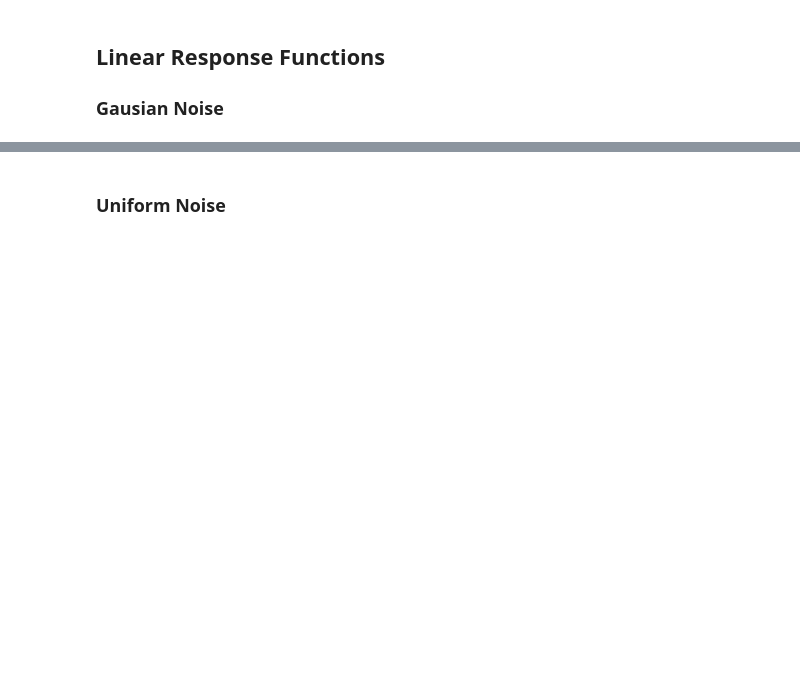
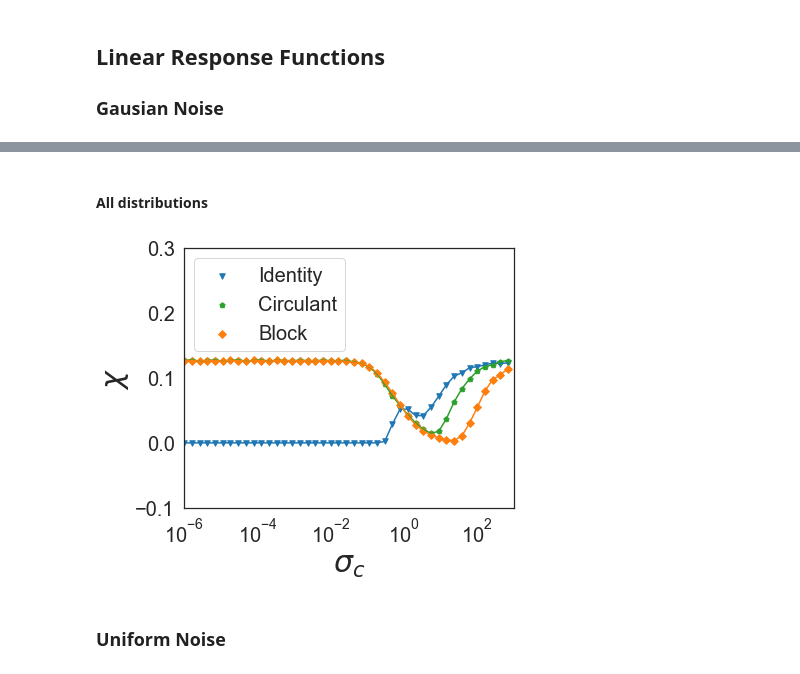
Before and after one commit to Emergent-Behaviors-in-Biology/typical-random-ecosystems, a Jupyter notebook: Plot_paper.ipynb, the cells around one changed output, grey strips where cells are left out. Cells and saved outputs as stored; diff of their text form; code cells hidden in the pictures; blank space fills up the shorter version.

```diff
--- a/Plot_paper.ipynb
+++ b/Plot_paper.ipynb
@@ -614,3 +615,50 @@ for j in range(3):
+# %% [markdown]
+#### All distributions
+# %%
+Identity = pd.read_csv('Data/Community_gaussian_identity_quadratic_CVXOPT_log_v2.csv')
+Null = pd.read_csv('Data/Community_gaussian_null_quadratic_CVXOPT_log_v2.csv')
+Block = pd.read_csv('Data/Community_gaussian_block_quadratic_CVXOPT_log_v2.csv')
+Circulant = pd.read_csv('Data/Community_gaussian_circulant_quadratic_CVXOPT_log_v2.csv')
+Datas=[Identity, Circulant,Block, Null ]
+Legend = ["Identity", "Circulant", "Block", "Random"]
+M=['v', 'p', 'D']
+color=[tableau20[0],tableau20[4],tableau20[2]]
+fig, ax = plt.subplots(1,1,figsize=(6,5))
+for j in range(3):
+    Data=Datas[j]
+    Data=Data[Data['mu']==0.]
+    Data=Data[Data['K']==1.]
+    T=np.asarray(Data['epsilon'])
+    phi_N=np.asarray(Data['phi_N'])
+    phi_R=np.asarray(Data['phi_R'])
+    Chi=np.zeros(len(T))
+    Nu=np.zeros(len(T))
+    i=0
+    for t in T:
+        Chi[i]=phi_R[i]-phi_N[i]
+        i=i+1
+    i=1
+    indices=np.arange(0,len(Data['epsilon']),7)
+    #-------------------------------------------------------------
+    # plot chi, the response function for environemnt supplies perturbations
+    #-------------------------------------------------------------
+    c=0;
+    ax.plot(T[indices], Chi[indices],color=color[j])
+    ax.scatter(np.asarray(Data['epsilon'])[indices], np.asarray(Data['chi'])[indices],color=color[j], marker=M[j],s=30,label=Legend[j])
+    #ax.axvline(x=1.0, linewidth=2, color='k', linestyle='dashed')
+    ax.set_ylabel(r'$\chi$',fontsize=30)
+    ax.set_xscale('log')
+    ax.set_xlim([10**(-6), 10**(3)])
+    ax.set_ylim([-0.1,0.3])
+    ax.xaxis.set_tick_params(labelsize=20)
+    ax.yaxis.set_tick_params(labelsize=20)
+    ax.set_xlabel(r'$\sigma_c$',fontsize=30)
+    ax.legend(loc='upper left',fontsize=20)
+fig_name='linear_response2_structure.pdf'
+fig.tight_layout()
+fig.savefig(fig_name, dpi=300, transparent=True)
+# %% [output]
+[figure, added]
 # %% [markdown]
 ### Uniform Noise
 # %%
```
Also changed, not shown: parts of 9 cells of this notebook, 3 other files.
